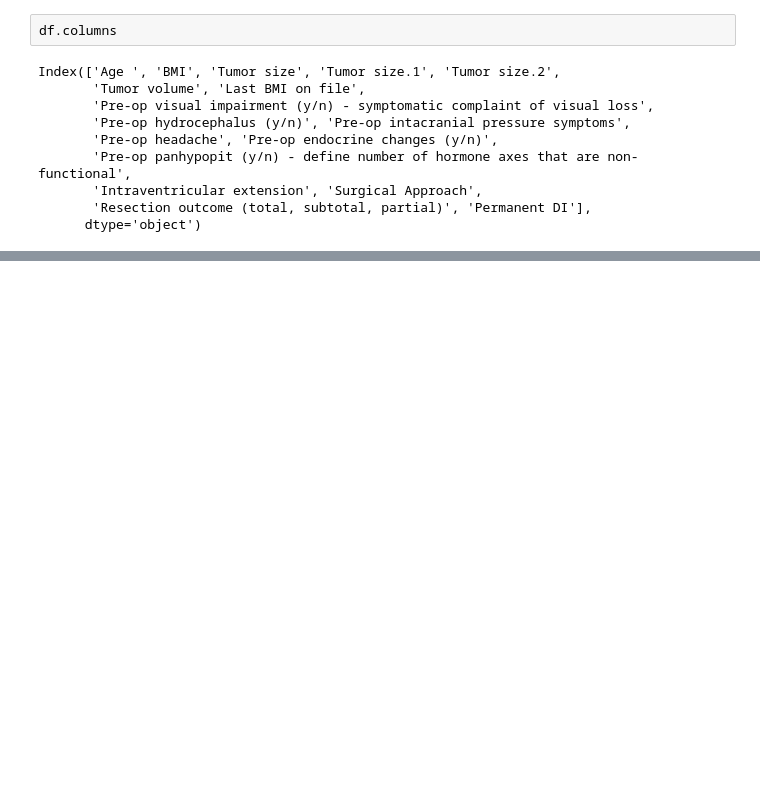
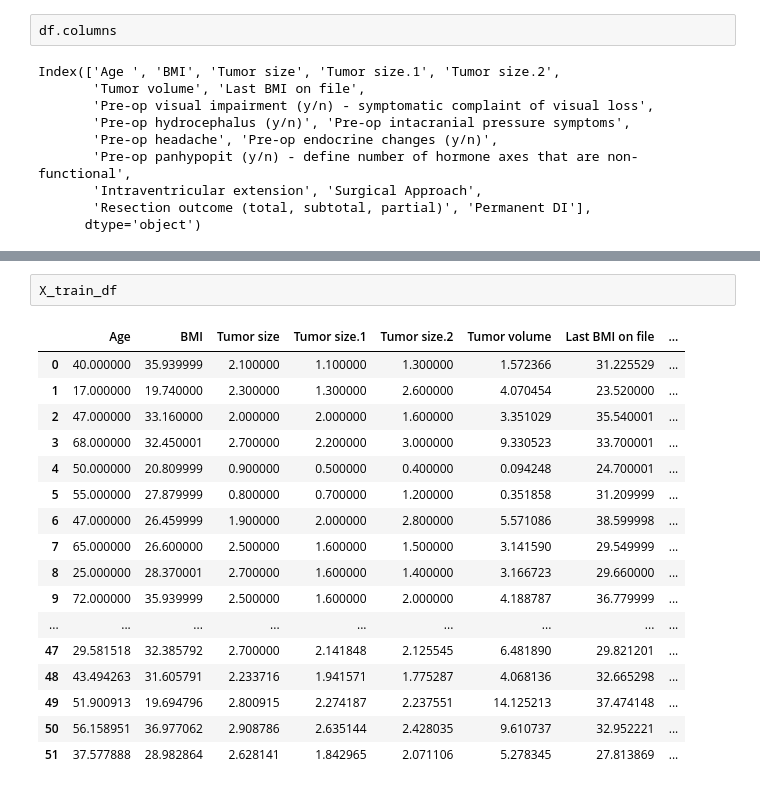
Before and after one commit to shrinitbabel/craniopharyngioma, a Jupyter notebook: Explainable.ipynb, the cells around one changed output, grey strips where cells are left out. Drawn from its saved outputs; the diff is of its cells as text; blank space fills up the shorter version.

```diff
--- a/Explainable.ipynb
+++ b/Explainable.ipynb
@@ -552,0 +670,20 @@ fig3.show()
+# %%
+X_train_df
+# %% [output]
+|  | Age | BMI | Tumor size | Tumor size.1 | Tumor size.2 | Tumor volume | Last BMI on file | ... |
+| 0 | 40.000000 | 35.939999 | 2.100000 | 1.100000 | 1.300000 | 1.572366 | 31.225529 | ... |
+| 1 | 17.000000 | 19.740000 | 2.300000 | 1.300000 | 2.600000 | 4.070454 | 23.520000 | ... |
+| 2 | 47.000000 | 33.160000 | 2.000000 | 2.000000 | 1.600000 | 3.351029 | 35.540001 | ... |
+| 3 | 68.000000 | 32.450001 | 2.700000 | 2.200000 | 3.000000 | 9.330523 | 33.700001 | ... |
+| 4 | 50.000000 | 20.809999 | 0.900000 | 0.500000 | 0.400000 | 0.094248 | 24.700001 | ... |
+| 5 | 55.000000 | 27.879999 | 0.800000 | 0.700000 | 1.200000 | 0.351858 | 31.209999 | ... |
+| 6 | 47.000000 | 26.459999 | 1.900000 | 2.000000 | 2.800000 | 5.571086 | 38.599998 | ... |
+| 7 | 65.000000 | 26.600000 | 2.500000 | 1.600000 | 1.500000 | 3.141590 | 29.549999 | ... |
+| 8 | 25.000000 | 28.370001 | 2.700000 | 1.600000 | 1.400000 | 3.166723 | 29.660000 | ... |
+| 9 | 72.000000 | 35.939999 | 2.500000 | 1.600000 | 2.000000 | 4.188787 | 36.779999 | ... |
+| ... | ... | ... | ... | ... | ... | ... | ... | ... |
+| 47 | 29.581518 | 32.385792 | 2.700000 | 2.141848 | 2.125545 | 6.481890 | 29.821201 | ... |
+| 48 | 43.494263 | 31.605791 | 2.233716 | 1.941571 | 1.775287 | 4.068136 | 32.665298 | ... |
+| 49 | 51.900913 | 19.694796 | 2.800915 | 2.274187 | 2.237551 | 14.125213 | 37.474148 | ... |
+| 50 | 56.158951 | 36.977062 | 2.908786 | 2.635144 | 2.428035 | 9.610737 | 32.952221 | ... |
+| 51 | 37.577888 | 28.982864 | 2.628141 | 1.842965 | 2.071106 | 5.278345 | 27.813869 | ... |
```
Also changed, not shown: parts of 11 cells of this notebook, 26 other files.
